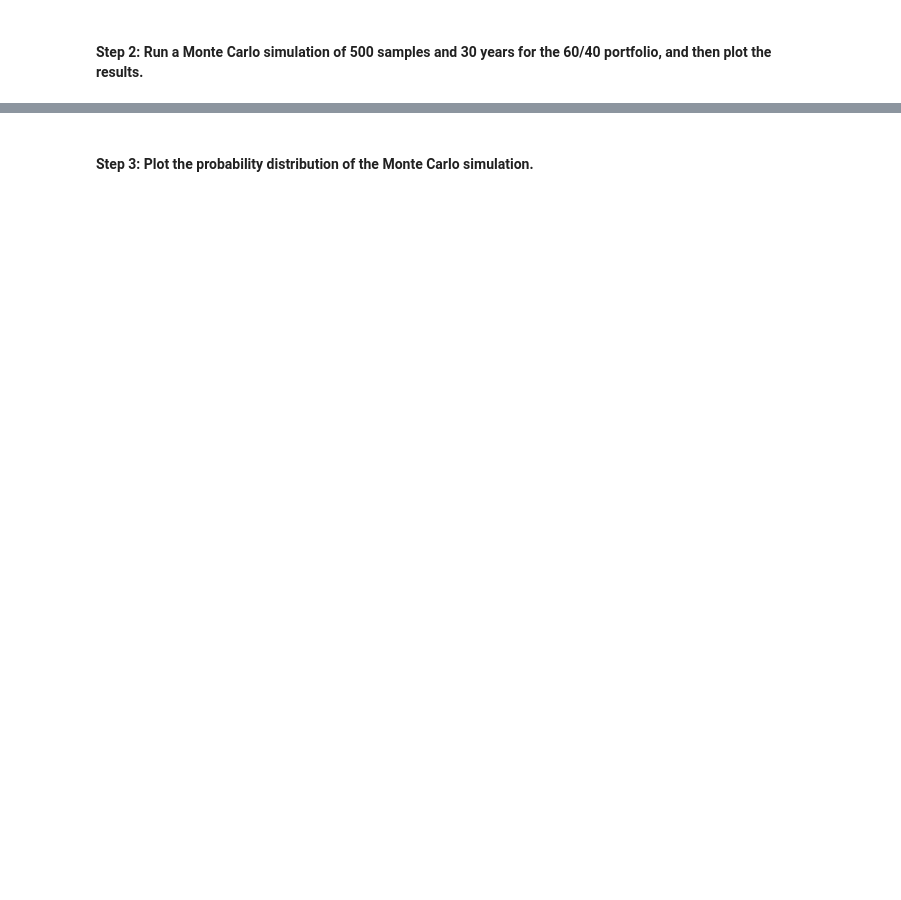
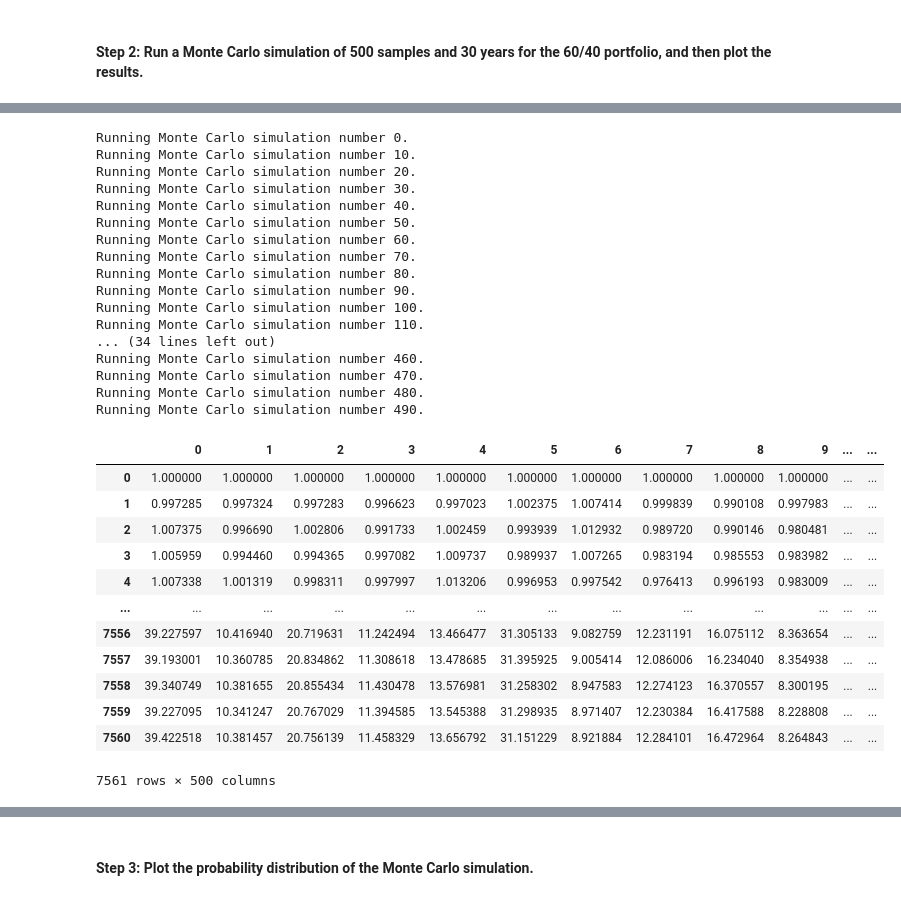
Before and after one commit to jpmaddox97/module_5_challenge, a Jupyter notebook: Starter_Code/financial_planning_tools.ipynb, the cells around one changed output, grey strips where cells are left out. Saved outputs shown, nothing was run; the diff lists cells and outputs as text; code cells hidden in the pictures; blank space fills up the shorter version.

```diff
--- a/Starter_Code/financial_planning_tools.ipynb
+++ b/Starter_Code/financial_planning_tools.ipynb
@@ -443,6 +503,37 @@ In this section, you’ll use the MCForecastTools library to create a Monte Carl
 # %%
 # Run the Monte Carlo simulation to forecast 30 years cumulative returns
-# YOUR CODE HERE
+sb_hist_data_mc.calc_cumulative_return()
+# %% [output]
+Running Monte Carlo simulation number 0.
+Running Monte Carlo simulation number 10.
+Running Monte Carlo simulation number 20.
+Running Monte Carlo simulation number 30.
+Running Monte Carlo simulation number 40.
+Running Monte Carlo simulation number 50.
+Running Monte Carlo simulation number 60.
+Running Monte Carlo simulation number 70.
+Running Monte Carlo simulation number 80.
+Running Monte Carlo simulation number 90.
+Running Monte Carlo simulation number 100.
+Running Monte Carlo simulation number 110.
+... (34 lines left out)
+Running Monte Carlo simulation number 460.
+Running Monte Carlo simulation number 470.
+Running Monte Carlo simulation number 480.
+Running Monte Carlo simulation number 490.
+|  | 0 | 1 | 2 | 3 | 4 | 5 | 6 | 7 | 8 | 9 | ... | ... |
+| 0 | 1.000000 | 1.000000 | 1.000000 | 1.000000 | 1.000000 | 1.000000 | 1.000000 | 1.000000 | 1.000000 | 1.000000 | ... | ... |
+| 1 | 0.997285 | 0.997324 | 0.997283 | 0.996623 | 0.997023 | 1.002375 | 1.007414 | 0.999839 | 0.990108 | 0.997983 | ... | ... |
+| 2 | 1.007375 | 0.996690 | 1.002806 | 0.991733 | 1.002459 | 0.993939 | 1.012932 | 0.989720 | 0.990146 | 0.980481 | ... | ... |
+| 3 | 1.005959 | 0.994460 | 0.994365 | 0.997082 | 1.009737 | 0.989937 | 1.007265 | 0.983194 | 0.985553 | 0.983982 | ... | ... |
+| 4 | 1.007338 | 1.001319 | 0.998311 | 0.997997 | 1.013206 | 0.996953 | 0.997542 | 0.976413 | 0.996193 | 0.983009 | ... | ... |
+| ... | ... | ... | ... | ... | ... | ... | ... | ... | ... | ... | ... | ... |
+| 7556 | 39.227597 | 10.416940 | 20.719631 | 11.242494 | 13.466477 | 31.305133 | 9.082759 | 12.231191 | 16.075112 | 8.363654 | ... | ... |
+| 7557 | 39.193001 | 10.360785 | 20.834862 | 11.308618 | 13.478685 | 31.395925 | 9.005414 | 12.086006 | 16.234040 | 8.354938 | ... | ... |
+| 7558 | 39.340749 | 10.381655 | 20.855434 | 11.430478 | 13.576981 | 31.258302 | 8.947583 | 12.274123 | 16.370557 | 8.300195 | ... | ... |
+| 7559 | 39.227095 | 10.341247 | 20.767029 | 11.394585 | 13.545388 | 31.298935 | 8.971407 | 12.230384 | 16.417588 | 8.228808 | ... | ... |
+| 7560 | 39.422518 | 10.381457 | 20.756139 | 11.458329 | 13.656792 | 31.151229 | 8.921884 | 12.284101 | 16.472964 | 8.264843 | ... | ... |
+7561 rows × 500 columns
 # %%
 # Visualize the 30-year Monte Carlo simulation by creating an
 # overlay line plot
```
Also changed, not shown: parts of 20 cells of this notebook.
